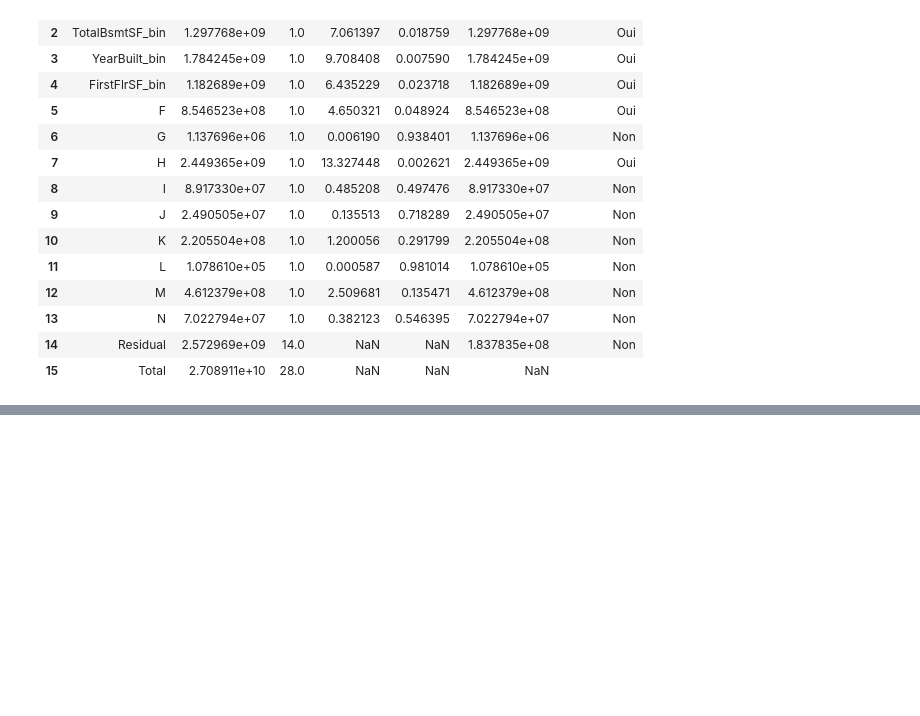
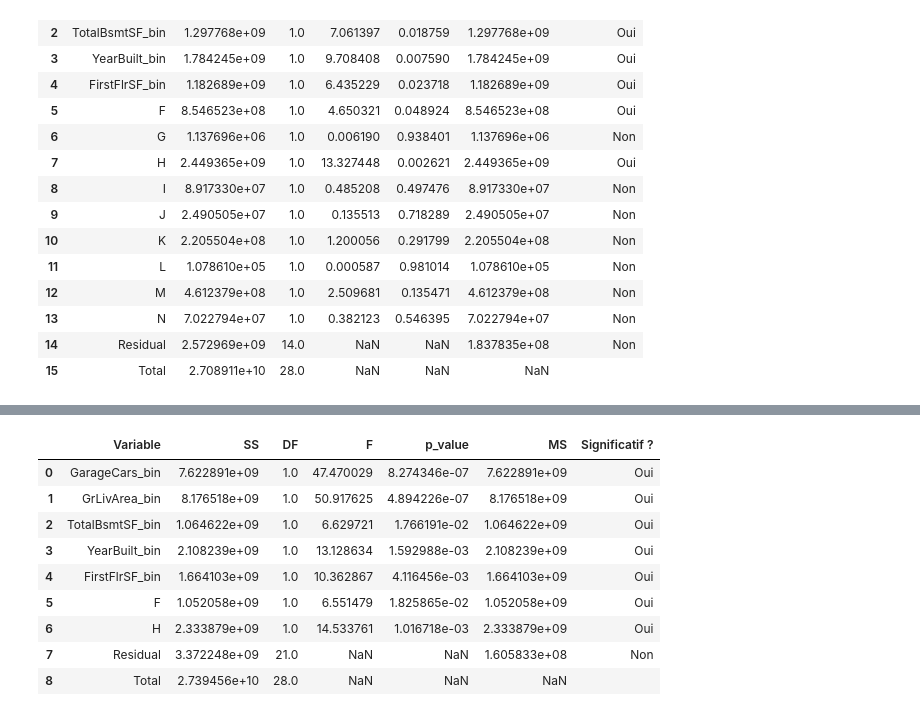
Before and after one commit to decimoplays/CStat-Project, a Jupyter notebook: cstat-project.ipynb, the cells around one changed output, grey strips where cells are left out. Cells and saved outputs as stored; diff of their text form; code cells hidden in the pictures; blank space fills up the shorter version.

Commit message:
regression 2 + anova 2

```diff
--- a/cstat-project.ipynb
+++ b/cstat-project.ipynb
@@ -666,3 +672,21 @@ anova_full
 | 13 | N | 7.022794e+07 | 1.0 | 0.382123 | 0.546395 | 7.022794e+07 | Non |
 | 14 | Residual | 2.572969e+09 | 14.0 | NaN | NaN | 1.837835e+08 | Non |
 | 15 | Total | 2.708911e+10 | 28.0 | NaN | NaN | NaN |  |
+# %%
+# Liste des variables à garder (p-value < 0.05)
+significant_vars = [
+    'GarageCars_bin', 'GrLivArea_bin', 'TotalBsmtSF_bin',
+    'YearBuilt_bin', 'FirstFlrSF_bin', 'F', 'H'
+]
+
+# Adapter le DataFrame pour que les colonnes soient bien présentes
+# Si FirstFlrSF_bin a été renommé dans les étapes précédentes, on le renomme ici pour cohérence
+plan_df_cleaned = plan_df_cleaned.rename(columns={"1stFlrSF_bin": "FirstFlrSF_bin"})
+
+# Construire la formule
+formula = 'MeanSalePrice ~ ' + ' + '.join(significant_vars)
+
+# Créer le modèle et le résumer
+model_reduced = smf.ols(formula=formula, data=plan_df_cleaned).fit()
+model_summary = model_reduced.summary()
+model_summary
@@ -668,0 +719,36 @@ anova_full
+# %%
+anova_table = sm.stats.anova_lm(model_reduced, typ=2).reset_index().rename(columns={
+    'index': 'Variable',
+    'sum_sq': 'SS',
+    'df': 'DF',
+    'F': 'F',
+    'PR(>F)': 'p_value'
+})
+anova_table['MS'] = anova_table['SS'] / anova_table['DF']
+anova_table['Significatif ?'] = anova_table['p_value'].apply(lambda p: 'Oui' if p < 0.05 else 'Non')
+
+# Ligne Total
+total_ss = anova_table['SS'].sum()
+total_df = anova_table['DF'].sum()
+anova_total = pd.DataFrame([{
+    'Variable': 'Total',
+    'SS': total_ss,
+    'DF': total_df,
+    'MS': None,
+    'F': None,
+    'p_value': None,
+    'Significatif ?': ''
+}])
+anova_reduce = pd.concat([anova_table, anova_total], ignore_index=True)
+anova_reduce
+# %% [output]
+|  | Variable | SS | DF | F | p_value | MS | Significatif ? |
+| 0 | GarageCars_bin | 7.622891e+09 | 1.0 | 47.470029 | 8.274346e-07 | 7.622891e+09 | Oui |
+| 1 | GrLivArea_bin | 8.176518e+09 | 1.0 | 50.917625 | 4.894226e-07 | 8.176518e+09 | Oui |
+| 2 | TotalBsmtSF_bin | 1.064622e+09 | 1.0 | 6.629721 | 1.766191e-02 | 1.064622e+09 | Oui |
+| 3 | YearBuilt_bin | 2.108239e+09 | 1.0 | 13.128634 | 1.592988e-03 | 2.108239e+09 | Oui |
+| 4 | FirstFlrSF_bin | 1.664103e+09 | 1.0 | 10.362867 | 4.116456e-03 | 1.664103e+09 | Oui |
+| 5 | F | 1.052058e+09 | 1.0 | 6.551479 | 1.825865e-02 | 1.052058e+09 | Oui |
+| 6 | H | 2.333879e+09 | 1.0 | 14.533761 | 1.016718e-03 | 2.333879e+09 | Oui |
+| 7 | Residual | 3.372248e+09 | 21.0 | NaN | NaN | 1.605833e+08 | Non |
+| 8 | Total | 2.739456e+10 | 28.0 | NaN | NaN | NaN |  |
```
Also changed, not shown: parts of 5 cells of this notebook.
